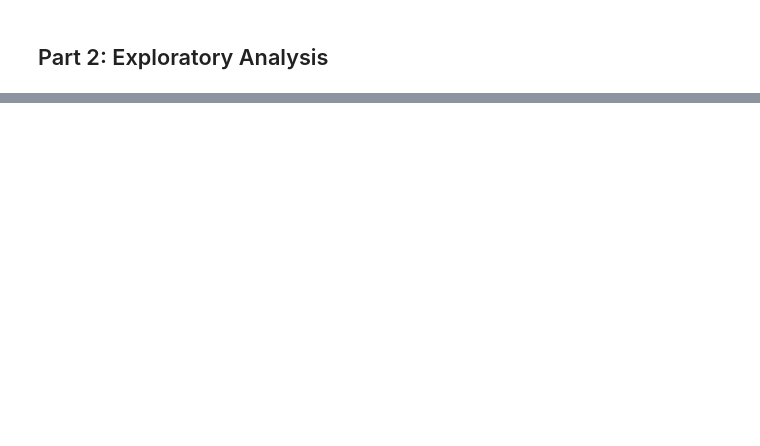
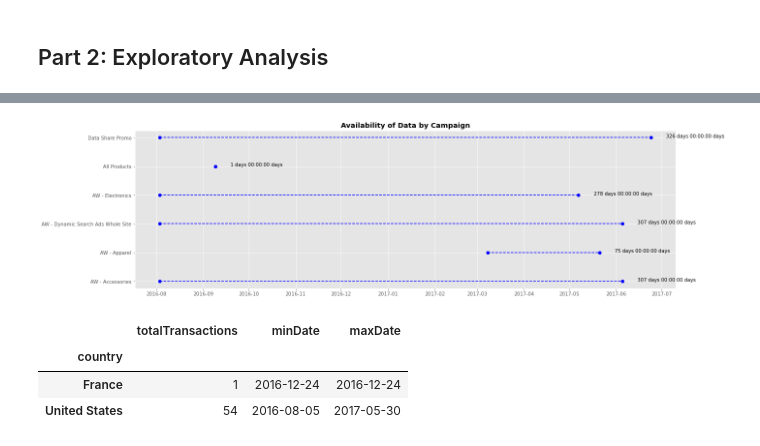
Before and after one commit to dsimonds-bot/bqml-google-analytics-conversion-pred, a Jupyter notebook: src/purchase-classification-google-analytics.ipynb, the cells around one changed output, grey strips where cells are left out. Saved outputs shown, nothing was run; the diff lists cells and outputs as text; code cells hidden in the pictures; blank space fills up the shorter version.

```diff
--- a/src/purchase-classification-google-analytics.ipynb
+++ b/src/purchase-classification-google-analytics.ipynb
@@ -9,13 +9,16 @@ Goal:
 # Package Import
 import pandas as pd
 import numpy as np
-import matplotlib.pyplot as pltb
+import matplotlib.pyplot as plt
+import matplotlib.style as style
 import seaborn as sb
 import scipy
 import statsmodels.formula.api as smf
 import statsmodels.api as sm
 from sklearn import model_selection, preprocessing, feature_selection, ensemble, linear_model, metrics, decomposition
 import datetime
+from datetime import timedelta
+style.use('ggplot')
 # %% [markdown]
 ## Part 1: Data Import
 Goal:
@@ -86,0 +90,30 @@ campaignTransactions
+# %%
+# Visualizing how much data we have available
+plt.figure(figsize = (20,6))
+for i in range(len(campaignTransactions)):
+    x = [campaignTransactions['minDate'][i], campaignTransactions['maxDate'][i]]
+    y = [campaignTransactions['campaign'][i], campaignTransactions['campaign'][i]]
+    plt.plot(x, y, 'bo', linestyle="--")
+    plt.text(max(x) + timedelta(10), y[0], str(x[1] - x[0] + timedelta(1)) + str(' days'))
+    plt.title('Availability of Data by Campaign', fontweight = 'bold')
+plt.savefig('availability-of-data-by-campaign')
+plt.show()
+# %% [output]
+[figure, added]
+# %%
+# Visualizing how many transactions we have to work with by Country
+# Fitlered out countries with zero transactions
+
+# Counting transactions by country
+countryTransactions = rawData.loc[rawData['transactions'] > 0].groupby(['country'])[['transactions','date']].agg(
+    totalTransactions = ('transactions', 'sum'),
+    minDate = ('date', 'min'),
+    maxDate = ('date', 'max')
+)
+
+countryTransactions
+# %% [output]
+|  | totalTransactions | minDate | maxDate |
+| country |  |  |  |
+| France | 1 | 2016-12-24 | 2016-12-24 |
+| United States | 54 | 2016-08-05 | 2017-05-30 |
```
Also changed, not shown: parts of 9 cells of this notebook, 1 other file.
